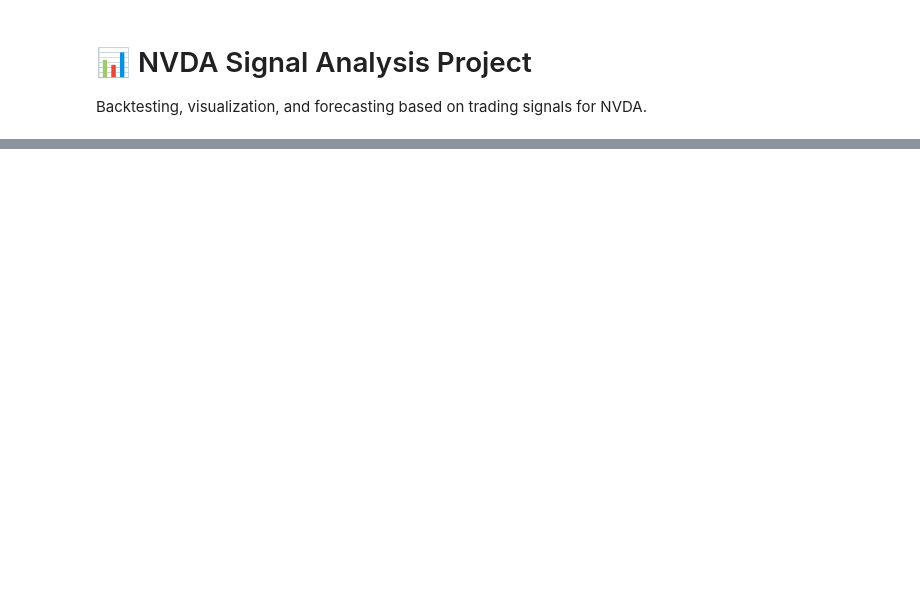
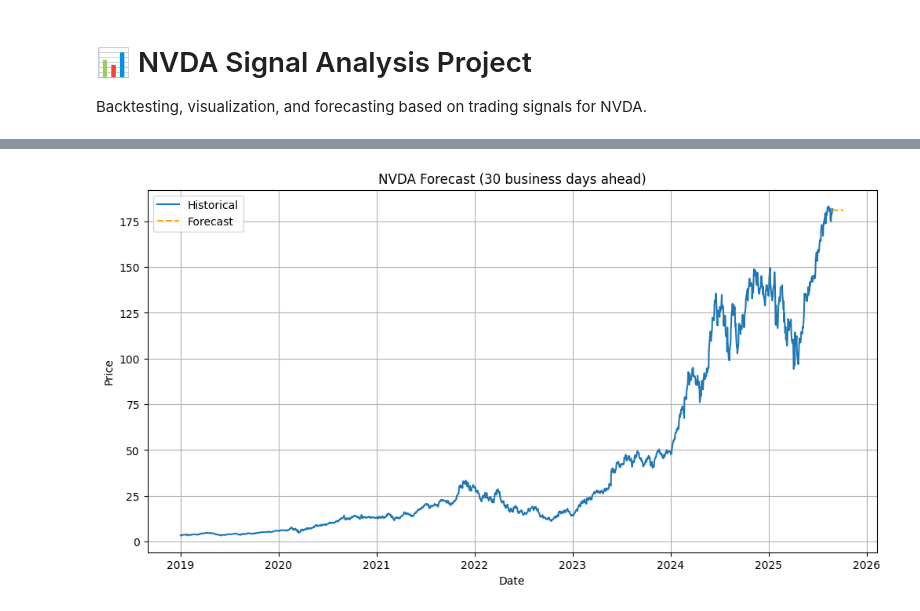
Before and after one commit to GiedriusDapsys/nvda-signals-project, a Jupyter notebook: NVDA_Signal_Analysis_Colab.ipynb, the cells around one changed output, grey strips where cells are left out. Saved outputs shown, nothing was run; the diff lists cells and outputs as text; code cells hidden in the pictures; blank space fills up the shorter version.

```diff
--- a/NVDA_Signal_Analysis_Colab.ipynb
+++ b/NVDA_Signal_Analysis_Colab.ipynb
@@ -62,0 +80,35 @@ plt.show()
+# %%
+from statsmodels.tsa.arima.model import ARIMA
+import pandas as pd
+import matplotlib.pyplot as plt
+
+# Užkraunam duomenis
+df = pd.read_csv("NVDA_kainos_su_signalais (1).csv")
+df["date"] = pd.to_datetime(df["date"])
+df = df.sort_values("date")
+
+# Modelio treniravimas
+model = ARIMA(df["close"], order=(5, 1, 0))  # Pakeisk order jei reikia
+model_fit = model.fit()
+
+# 30 dienų prognozė
+forecast_steps = 30
+forecast = model_fit.forecast(steps=forecast_steps)
+
+# Sukuriam forecast_df
+last_date = df["date"].max()
+forecast_dates = pd.date_range(start=last_date + pd.Timedelta(days=1), periods=forecast_steps, freq="B")
+forecast_df = pd.DataFrame({"date": forecast_dates, "forecast": forecast.values})
+
+# Vizualizacija
+plt.figure(figsize=(12,6))
+plt.plot(df["date"], df["close"], label="Historical")
+plt.plot(forecast_df["date"], forecast_df["forecast"], label="Forecast", linestyle="--", color="orange")
+plt.title("NVDA Forecast (30 business days ahead)")
+plt.xlabel("Date")
+plt.ylabel("Price")
+plt.legend()
+plt.grid(True)
+plt.show()
+# %% [output]
+[figure, added]
```
Also changed, not shown: parts of 9 cells of this notebook.
